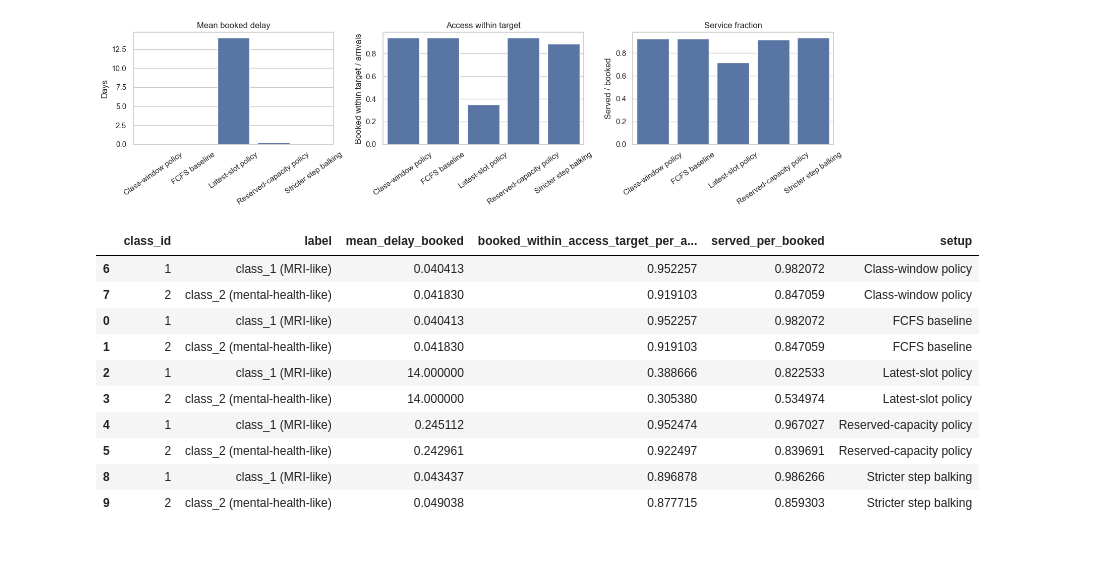
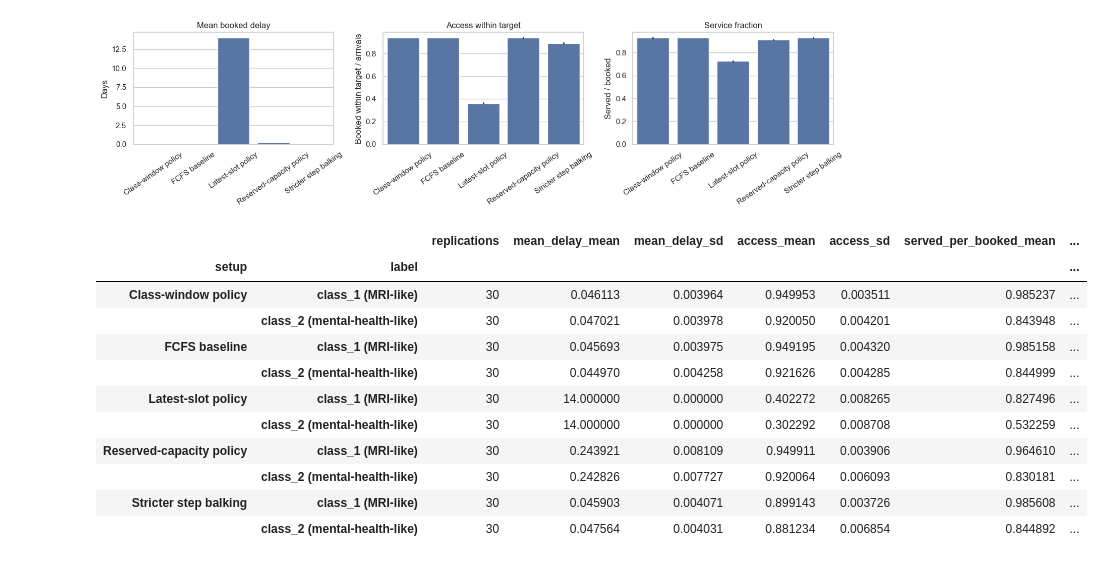
Before and after one commit to alexandre-sdd/research_cuimc_queuing, a Jupyter notebook: Notebooks/policy_comparisons.ipynb, the cells around one changed output. Drawn from its saved outputs; the diff is of its cells as text; code cells hidden in the pictures.

```diff
--- a/Notebooks/policy_comparisons.ipynb
+++ b/Notebooks/policy_comparisons.ipynb
@@ -62,6 +60,7 @@ BASE_CONFIG = SimulationConfig(
 
 TOTAL_LAMBDA = 0.24
 P = 7 / 12
+POLICY_REPLICATIONS = 30
 
 
 def make_classes(total_lambda=TOTAL_LAMBDA, class_1_share=P, balk_variant="baseline"):
@@ -93,8 +92,6 @@ def make_classes(total_lambda=TOTAL_LAMBDA, class_1_share=P, balk_variant="basel
         ),
     ]
 
-BASE_CLASSES = make_classes()
-
 lambda_1, lambda_2 = split_two_class_arrival_rates(TOTAL_LAMBDA, P)
 pd.DataFrame(
     [
@@ -105,6 +102,7 @@ pd.DataFrame(
             "lambda_2_derived": lambda_2,
             "horizon_days": BASE_CONFIG.horizon_days,
             "slots_per_day": BASE_CONFIG.slots_per_day,
+            "policy_replications": POLICY_REPLICATIONS,
         }
     ]
 )
@@ -182,23 +217,31 @@ plt.tight_layout()
 # %% [output]
 [figure]
 # %%
-class_rows = []
-for name, policy, classes in comparison_setups:
-    result = simulate(classes, config=BASE_CONFIG, policy=policy)
-    frame = result.summary_by_class[["class_id", "label", "mean_delay_booked", "booked_within_access_target_per_arrival", "served_per_booked"]].copy()
-    frame["setup"] = name
-    class_rows.append(frame)
+class_comparison_summary = (
+    class_comparison_df.groupby(["setup", "label"])
+    .agg(
+        replications=("replication", "nunique"),
+        mean_delay_mean=("mean_delay_booked", "mean"),
+        mean_delay_sd=("mean_delay_booked", "std"),
+        access_mean=("booked_within_access_target_per_arrival", "mean"),
+        access_sd=("booked_within_access_target_per_arrival", "std"),
+        served_per_booked_mean=("served_per_booked", "mean"),
+        served_per_booked_sd=("served_per_booked", "std"),
+    )
+    .sort_index()
+)
 
-pd.concat(class_rows, ignore_index=True).sort_values(["setup", "class_id"])
+class_comparison_summary
 # %% [output]
-|  | class_id | label | mean_delay_booked | booked_within_access_target_per_a... | served_per_booked | setup |
-| 6 | 1 | class_1 (MRI-like) | 0.040413 | 0.952257 | 0.982072 | Class-window policy |
-| 7 | 2 | class_2 (mental-health-like) | 0.041830 | 0.919103 | 0.847059 | Class-window policy |
-| 0 | 1 | class_1 (MRI-like) | 0.040413 | 0.952257 | 0.982072 | FCFS baseline |
-| 1 | 2 | class_2 (mental-health-like) | 0.041830 | 0.919103 | 0.847059 | FCFS baseline |
-| 2 | 1 | class_1 (MRI-like) | 14.000000 | 0.388666 | 0.822533 | Latest-slot policy |
-| 3 | 2 | class_2 (mental-health-like) | 14.000000 | 0.305380 | 0.534974 | Latest-slot policy |
-| 4 | 1 | class_1 (MRI-like) | 0.245112 | 0.952474 | 0.967027 | Reserved-capacity policy |
-| 5 | 2 | class_2 (mental-health-like) | 0.242961 | 0.922497 | 0.839691 | Reserved-capacity policy |
-| 8 | 1 | class_1 (MRI-like) | 0.043437 | 0.896878 | 0.986266 | Stricter step balking |
-| 9 | 2 | class_2 (mental-health-like) | 0.049038 | 0.877715 | 0.859303 | Stricter step balking |
+|  |  | replications | mean_delay_mean | mean_delay_sd | access_mean | access_sd | served_per_booked_mean | ... |
+| setup | label |  |  |  |  |  |  | ... |
+| Class-window policy | class_1 (MRI-like) | 30 | 0.046113 | 0.003964 | 0.949953 | 0.003511 | 0.985237 | ... |
+|  | class_2 (mental-health-like) | 30 | 0.047021 | 0.003978 | 0.920050 | 0.004201 | 0.843948 | ... |
+| FCFS baseline | class_1 (MRI-like) | 30 | 0.045693 | 0.003975 | 0.949195 | 0.004320 | 0.985158 | ... |
+|  | class_2 (mental-health-like) | 30 | 0.044970 | 0.004258 | 0.921626 | 0.004285 | 0.844999 | ... |
+| Latest-slot policy | class_1 (MRI-like) | 30 | 14.000000 | 0.000000 | 0.402272 | 0.008265 | 0.827496 | ... |
+|  | class_2 (mental-health-like) | 30 | 14.000000 | 0.000000 | 0.302292 | 0.008708 | 0.532259 | ... |
+| Reserved-capacity policy | class_1 (MRI-like) | 30 | 0.243921 | 0.008109 | 0.949911 | 0.003906 | 0.964610 | ... |
+|  | class_2 (mental-health-like) | 30 | 0.242826 | 0.007727 | 0.920064 | 0.006093 | 0.830181 | ... |
+| Stricter step balking | class_1 (MRI-like) | 30 | 0.045903 | 0.004071 | 0.899143 | 0.003726 | 0.985608 | ... |
+|  | class_2 (mental-health-like) | 30 | 0.047564 | 0.004031 | 0.881234 | 0.006854 | 0.844892 | ... |
```
Also changed, not shown: parts of 5 cells of this notebook, 2 other files.
